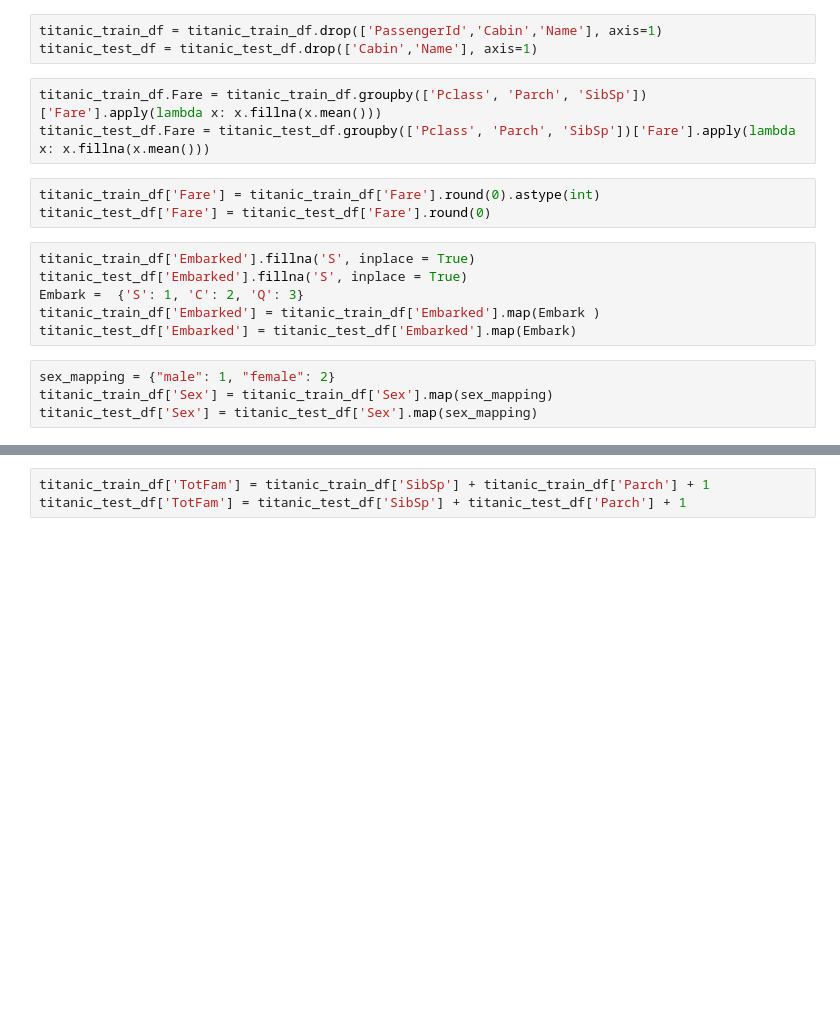
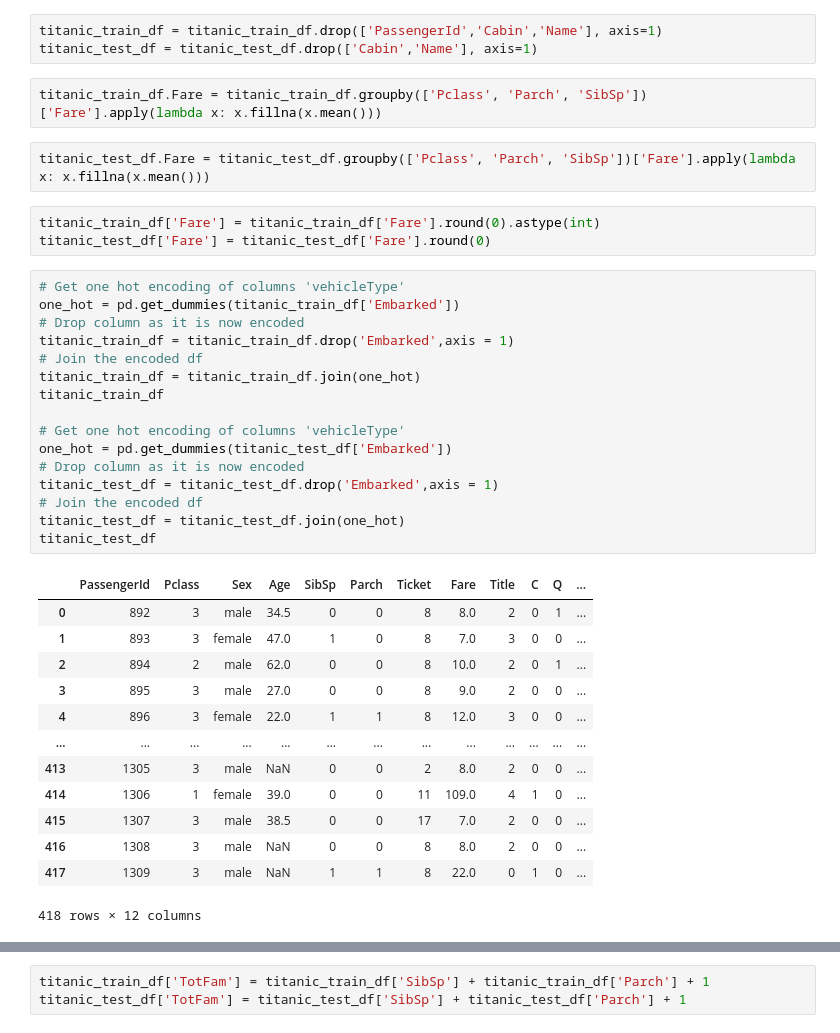
Before and after one commit to sanjaylalwani/Titanic, a Jupyter notebook: titanic.ipynb, the cells around one changed output, grey strips where cells are left out. Cells and saved outputs as stored; diff of their text form; blank space fills up the shorter version.

```diff
--- a/titanic.ipynb
+++ b/titanic.ipynb
@@ -141,17 +274,38 @@ titanic_train_df = titanic_train_df.drop(['PassengerId','Cabin','Name'], axis=1)
 titanic_test_df = titanic_test_df.drop(['Cabin','Name'], axis=1)
 # %%
 titanic_train_df.Fare = titanic_train_df.groupby(['Pclass', 'Parch', 'SibSp'])['Fare'].apply(lambda x: x.fillna(x.mean()))
-titanic_test_df.Fare = titanic_test_df.groupby(['Pclass', 'Parch', 'SibSp'])['Fare'].apply(lambda x: x.fillna(x.mean()))
+# %%
+titanic_test_df.Fare = titanic_test_df.groupby(['Pclass', 'Parch', 'SibSp'])['Fare'].apply(lambda x: x.fillna(x.mean()))
 # %%
 titanic_train_df['Fare'] = titanic_train_df['Fare'].round(0).astype(int)
 titanic_test_df['Fare'] = titanic_test_df['Fare'].round(0)
-# %%
-titanic_train_df['Embarked'].fillna('S', inplace = True)
-titanic_test_df['Embarked'].fillna('S', inplace = True)
-Embark =  {'S': 1, 'C': 2, 'Q': 3}
-titanic_train_df['Embarked'] = titanic_train_df['Embarked'].map(Embark )
-titanic_test_df['Embarked'] = titanic_test_df['Embarked'].map(Embark)
-# %%
-sex_mapping = {"male": 1, "female": 2}
-titanic_train_df['Sex'] = titanic_train_df['Sex'].map(sex_mapping)
-titanic_test_df['Sex'] = titanic_test_df['Sex'].map(sex_mapping)
+# %%
+# Get one hot encoding of columns 'vehicleType'
+one_hot = pd.get_dummies(titanic_train_df['Embarked'])
+# Drop column as it is now encoded
+titanic_train_df = titanic_train_df.drop('Embarked',axis = 1)
+# Join the encoded df
+titanic_train_df = titanic_train_df.join(one_hot)
+titanic_train_df
+
+# Get one hot encoding of columns 'vehicleType'
+one_hot = pd.get_dummies(titanic_test_df['Embarked'])
+# Drop column as it is now encoded
+titanic_test_df = titanic_test_df.drop('Embarked',axis = 1)
+# Join the encoded df
+titanic_test_df = titanic_test_df.join(one_hot)
+titanic_test_df
+# %% [output]
+|  | PassengerId | Pclass | Sex | Age | SibSp | Parch | Ticket | Fare | Title | C | Q | ... |
+| 0 | 892 | 3 | male | 34.5 | 0 | 0 | 8 | 8.0 | 2 | 0 | 1 | ... |
+| 1 | 893 | 3 | female | 47.0 | 1 | 0 | 8 | 7.0 | 3 | 0 | 0 | ... |
+| 2 | 894 | 2 | male | 62.0 | 0 | 0 | 8 | 10.0 | 2 | 0 | 1 | ... |
+| 3 | 895 | 3 | male | 27.0 | 0 | 0 | 8 | 9.0 | 2 | 0 | 0 | ... |
+| 4 | 896 | 3 | female | 22.0 | 1 | 1 | 8 | 12.0 | 3 | 0 | 0 | ... |
+| ... | ... | ... | ... | ... | ... | ... | ... | ... | ... | ... | ... | ... |
+| 413 | 1305 | 3 | male | NaN | 0 | 0 | 2 | 8.0 | 2 | 0 | 0 | ... |
+| 414 | 1306 | 1 | female | 39.0 | 0 | 0 | 11 | 109.0 | 4 | 1 | 0 | ... |
+| 415 | 1307 | 3 | male | 38.5 | 0 | 0 | 17 | 7.0 | 2 | 0 | 0 | ... |
+| 416 | 1308 | 3 | male | NaN | 0 | 0 | 8 | 8.0 | 2 | 0 | 0 | ... |
+| 417 | 1309 | 3 | male | NaN | 1 | 1 | 8 | 22.0 | 0 | 1 | 0 | ... |
+418 rows × 12 columns
```
Also changed, not shown: parts of 39 cells of this notebook.
